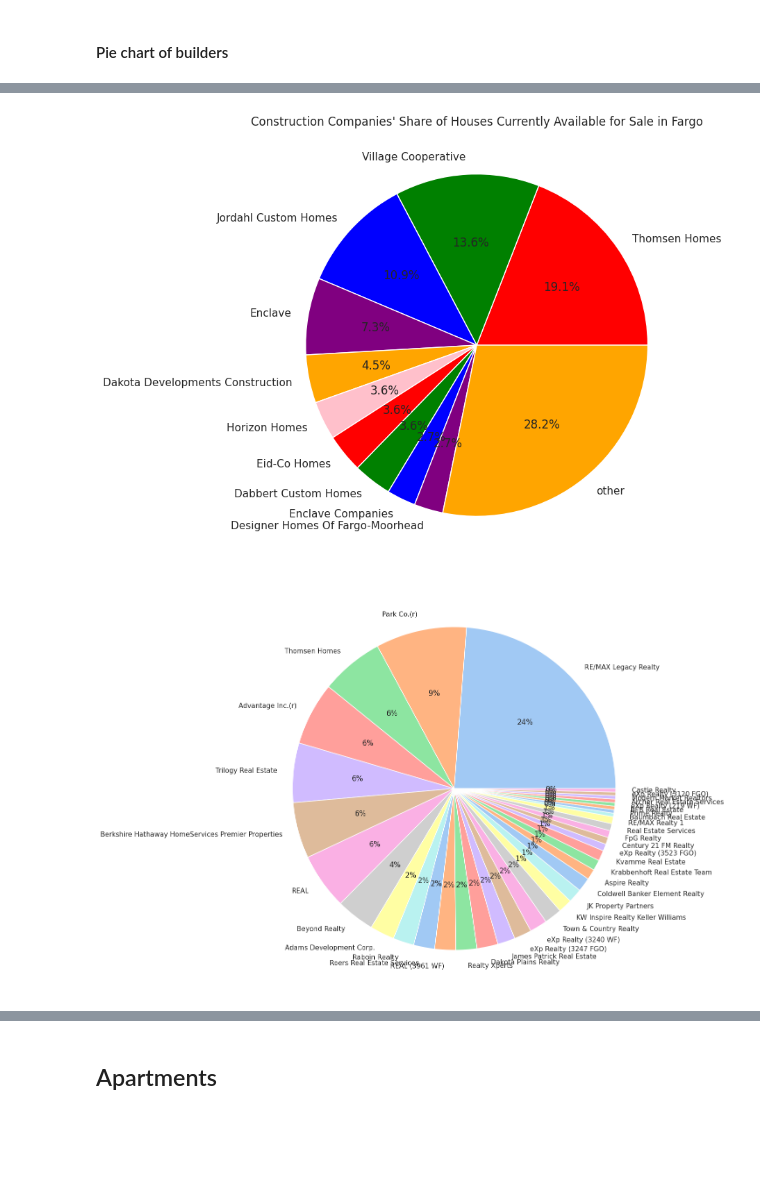
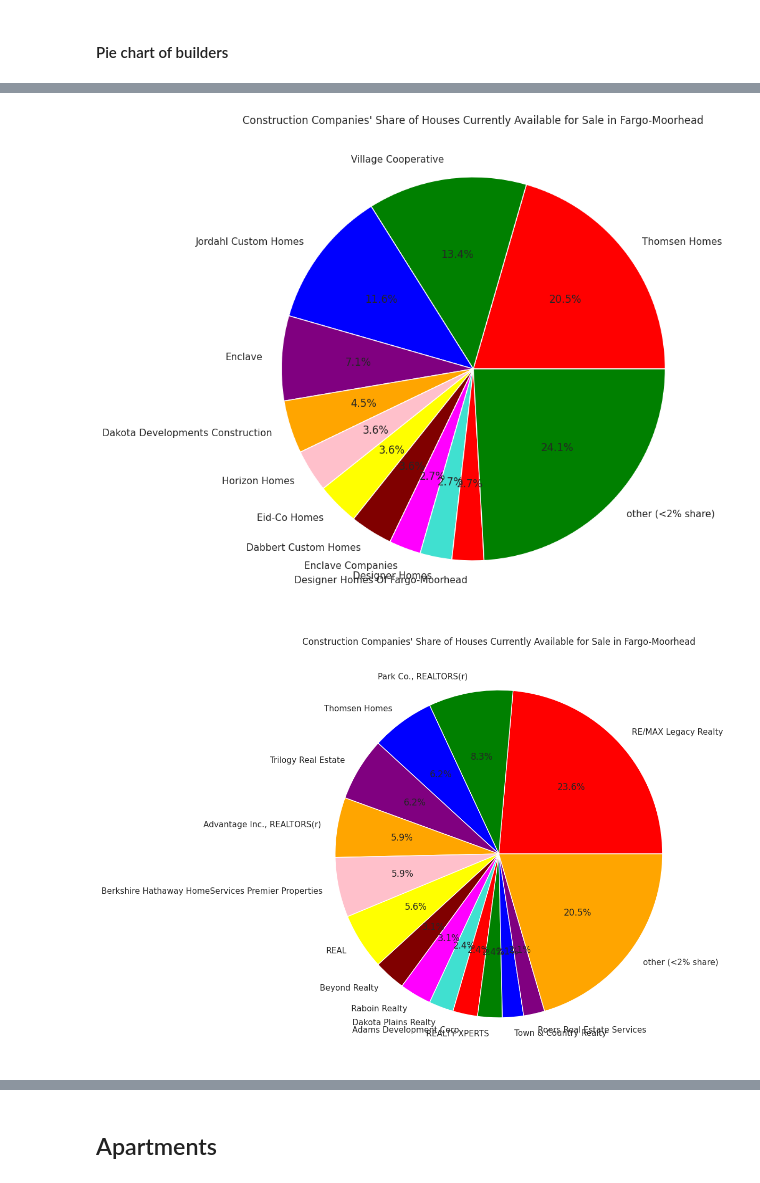
Before and after one commit to Dylanbbenson/Real_Estate_Data_Analysis, a Jupyter notebook: Fargo_Real_Estate_Analysis.ipynb, the cells around one changed output, grey strips where cells are left out. Saved outputs shown, nothing was run; the diff lists cells and outputs as text; code cells hidden in the pictures; blank space fills up the shorter version.

Commit message:
Updated Fargo Real Estate Analysis Notebook

```diff
--- a/Fargo_Real_Estate_Analysis.ipynb
+++ b/Fargo_Real_Estate_Analysis.ipynb
@@ -9,5 +10,7 @@ import matplotlib.pyplot as plt
 # %% [markdown]
 ## Get and read in data
 # %%
-%run zillow_data_scrape.py
+city = 'fargo'
+state = 'nd'
+%run zillow_data_scrape.py fargo nd
 # %% [output]
@@ -18,8 +19,8 @@ Done.
 Fargo_Homes_ForSale.csv is available for viewing.
 Fargo_Apartments_ForRental.csv is available for viewing.
 # %%
-df = pd.read_csv("./data/Fargo_Homes_ForSale.csv")
-df2 = pd.read_csv("./data/Fargo_Apartments_ForRental.csv")
+df = pd.read_csv("./data/" + city + "_Homes_ForSale.csv")
+df2 = pd.read_csv("./data/" + city + "_Apartments_ForRental.csv")
 
 null_price = df[df["unformattedPrice"].isnull()]
 null_price2 = df2[df2["unformattedPrice"].isnull()]
@@ -136,43 +144,54 @@ plt.show()
 # %%
-builder_count = df["builderName"].value_counts()
+builders = df.copy()
+
+#builders["builderName"].fillna("Not Listed", inplace=True)
+builders['builderName'] = builders['builderName'].str.replace(', llc', '', case=False)
+builders['builderName'] = builders['builderName'].str.replace('llc', '', case=False)
+builders['builderName'] = builders['builderName'].str.replace(', inc', '', case=False)
+
+# create pandas series of counts of unique values in "builderName" column
+builder_count = builders["builderName"].value_counts()
 
 total = builder_count.sum()
-threshold = total * 0.02
+threshold = 0.02
 
-other_count = builder_count[builder_count < threshold].sum()
-builder_count = builder_count[builder_count >= threshold]
-builder_count["other"] = other_count
+builder_percent = builder_count/builder_count.sum()
 
-builder_count.plot.pie(figsize=(8, 8), autopct='%1.1f%%', colors=['red', 'green', 'blue', 'purple', 'orange', 'pink'])
-plt.title("Construction Companies' Share of Houses Currently Available for Sale in Fargo")
+other_percent = builder_percent[builder_percent < threshold].sum()
+builder_percent = builder_percent[builder_percent >= threshold]
+builder_percent["other (<2% share)"] = other_percent
+
+builder_percent.plot.pie(figsize=(20, 10), autopct='%1.1f%%', colors=['red', 'green', 'blue', 'purple', 'orange', 'pink', 'yellow', 'maroon', 'magenta', 'turquoise' ])
+plt.title("Construction Companies' Share of Houses Currently Available for Sale in Fargo-Moorhead")
 plt.ylabel("")
 plt.show()
 # %% [output]
-[figure, old version]
+[figure, new version]
 # %%
 ## Pie chart of brokers
 # %%
 brokers = df.copy()
+
 #brokers["brokerName"].fillna("Not Listed", inplace=True)
 brokers['brokerName'] = brokers['brokerName'].str.replace(', llc', '', case=False)
 brokers['brokerName'] = brokers['brokerName'].str.replace('llc', '', case=False)
 brokers['brokerName'] = brokers['brokerName'].str.replace(', inc', '', case=False)
-brokers['brokerName'] = brokers['brokerName'].str.replace(', REALTORS', '', case=False)
 
 # create pandas series of counts of unique values in "brokerName" column
-broker_counts = brokers['brokerName'].value_counts()
+broker_count = brokers["brokerName"].value_counts()
 
-# extract values and index of pandas series
-data = broker_counts.values
-labels = broker_counts.index
+total = broker_count.sum()
+threshold = 0.02
 
-# define Seaborn color palette to use
-colors = sns.color_palette('pastel')[0:len(data)]
+broker_percent = broker_count/broker_count.sum()
 
-sns.set(rc={"figure.figsize":(40, 12)})\
+other_percent = broker_percent[broker_percent < threshold].sum()
+broker_percent = broker_percent[broker_percent >= threshold]
+broker_percent["other (<2% share)"] = other_percent
 
-# create pie chart
-plt.pie(data, labels=labels, colors=colors, autopct='%.0f%%')
+broker_percent.plot.pie(figsize=(20, 10), autopct='%1.1f%%', colors=['red', 'green', 'blue', 'purple', 'orange', 'pink', 'yellow', 'maroon', 'magenta', 'turquoise' ])
+plt.title("Construction Companies' Share of Houses Currently Available for Sale in Fargo-Moorhead")
+plt.ylabel("")
 plt.show()
 # %% [output]
-[figure, old version]
+[figure, new version]
```
Also changed, not shown: parts of 16 cells of this notebook.
